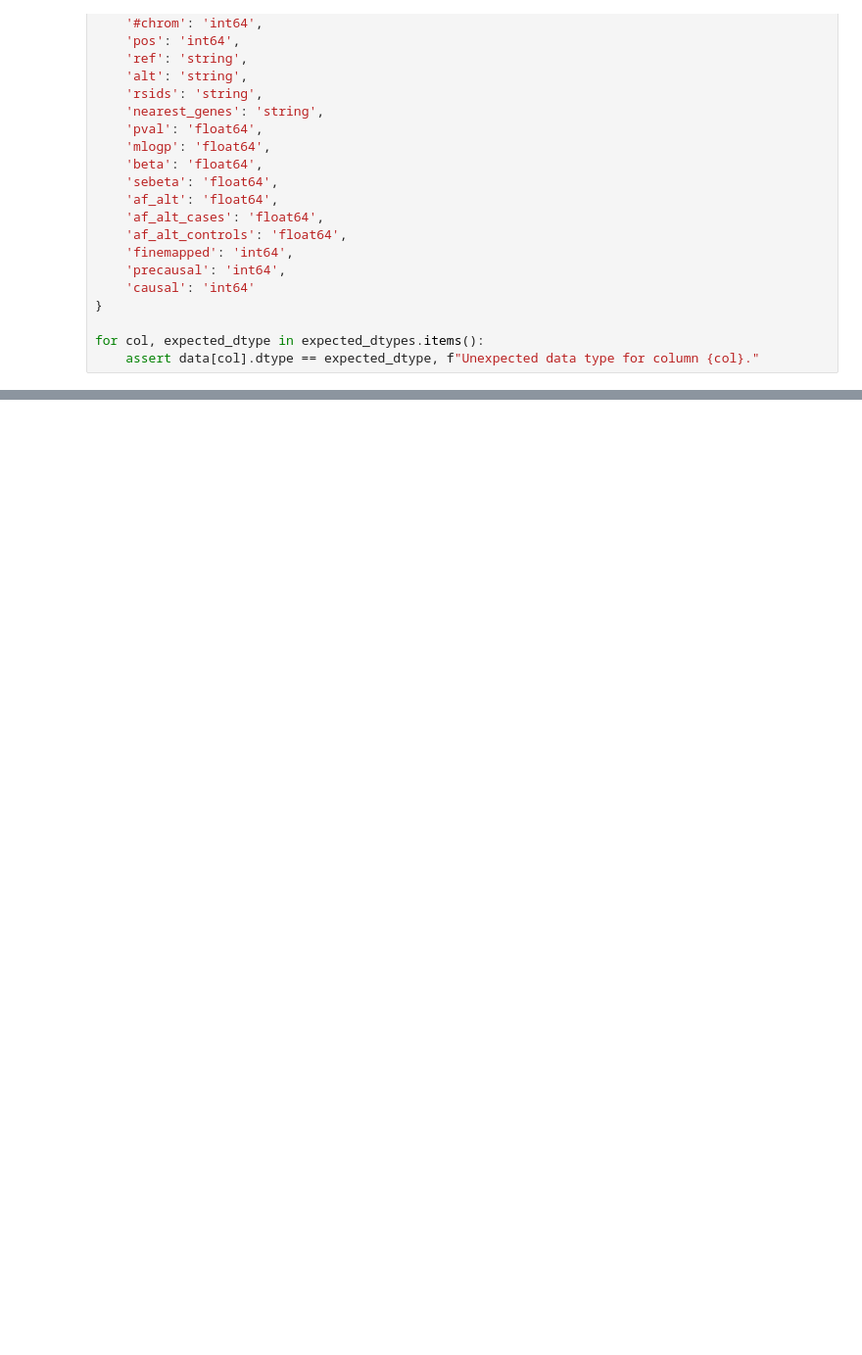
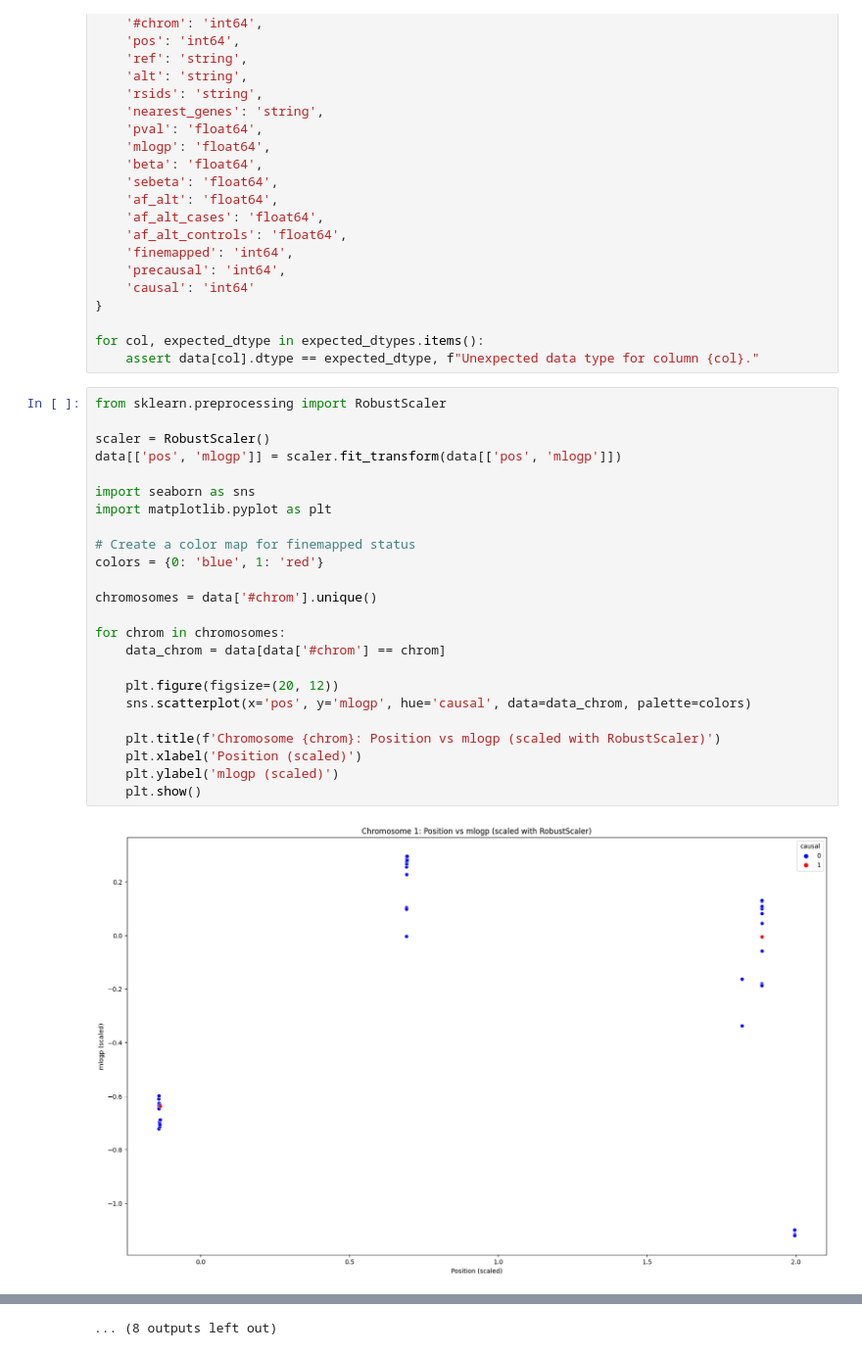
Before and after one commit to mattfaltyn/GeoGWAS, a Jupyter notebook: FinnGen/notebooks/causal/causal-snps-classifier.ipynb, the cells around one changed output, grey strips where cells are left out. Shown: that part at 98% size. Saved outputs shown, nothing was run; the diff lists cells and outputs as text; blank space fills up the shorter version.

```diff
--- a/FinnGen/notebooks/causal/causal-snps-classifier.ipynb
+++ b/FinnGen/notebooks/causal/causal-snps-classifier.ipynb
@@ -163,3 +163,29 @@ expected_dtypes = {
 
 for col, expected_dtype in expected_dtypes.items():
     assert data[col].dtype == expected_dtype, f"Unexpected data type for column {col}."
+# %%
+from sklearn.preprocessing import RobustScaler
+
+scaler = RobustScaler()
+data[['pos', 'mlogp']] = scaler.fit_transform(data[['pos', 'mlogp']])
+
+import seaborn as sns
+import matplotlib.pyplot as plt
+
+# Create a color map for finemapped status
+colors = {0: 'blue', 1: 'red'}
+
+chromosomes = data['#chrom'].unique()
+
+for chrom in chromosomes:
+    data_chrom = data[data['#chrom'] == chrom]
+
+    plt.figure(figsize=(20, 12))
+    sns.scatterplot(x='pos', y='mlogp', hue='causal', data=data_chrom, palette=colors)
+
+    plt.title(f'Chromosome {chrom}: Position vs mlogp (scaled with RobustScaler)')
+    plt.xlabel('Position (scaled)')
+    plt.ylabel('mlogp (scaled)')
+    plt.show()
+# %% [output]
+[figure, added]
@@ -165,0 +203 @@ for col, expected_dtype in expected_dtypes.items():
+... (8 outputs left out)
```
Also changed, not shown: parts of 1 cell of this notebook, 5 other files.
